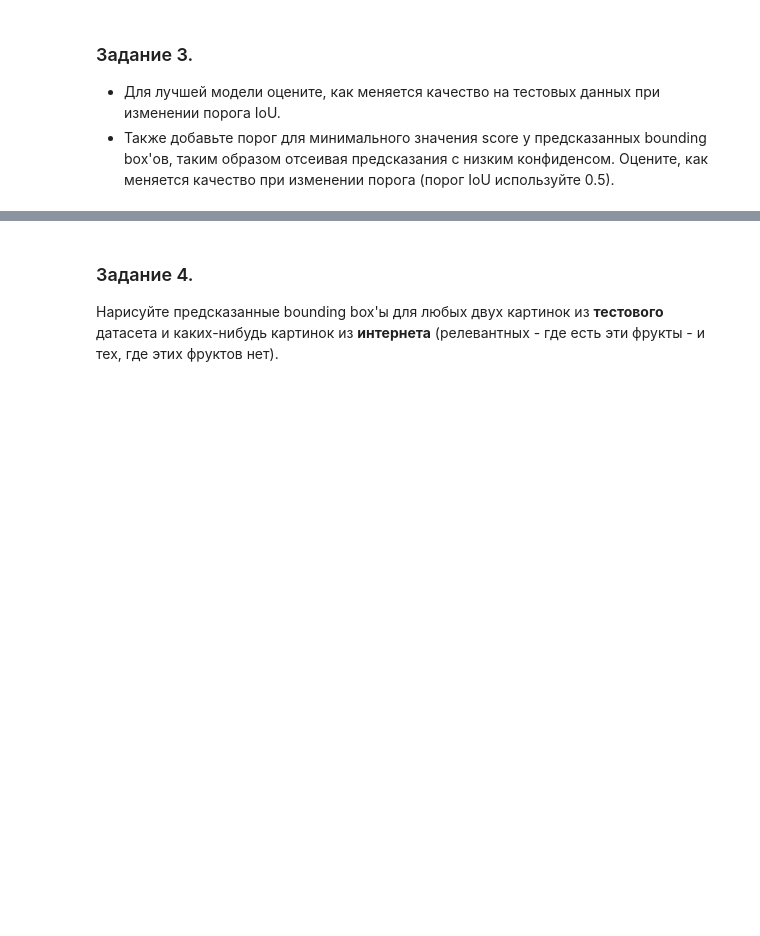
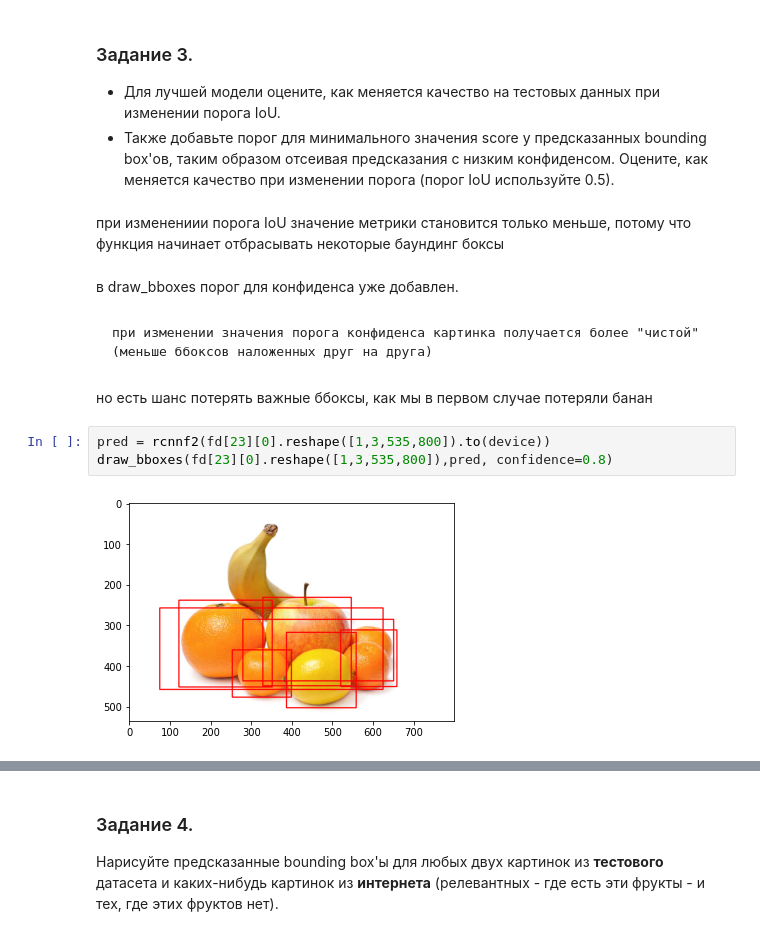
Before and after one commit to SmirnovGrigory/IAD_ml_lab2, a Jupyter notebook: Modern_ML.Lab_2.Object_Detection.ipynb, the cells around one changed output, grey strips where cells are left out. Saved outputs shown, nothing was run; the diff lists cells and outputs as text; blank space fills up the shorter version.

```diff
--- a/Modern_ML.Lab_2.Object_Detection.ipynb
+++ b/Modern_ML.Lab_2.Object_Detection.ipynb
@@ -472,3 +472,16 @@ draw_bboxes(fd[23][0].reshape([1,3,535,800]),pred)
 
 - Для лучшей модели оцените, как меняется качество на тестовых данных при изменении порога IoU.
 - Также добавьте порог для минимального значения score у предсказанных bounding box'ов, таким образом отсеивая предсказания с низким конфиденсом. Оцените, как меняется качество при изменении порога (порог IoU используйте 0.5).
+# %% [markdown]
+при изменениии порога IoU значение метрики становится только меньше, потому что функция начинает отбрасывать некоторые баундинг боксы
+# %% [markdown]
+в draw_bboxes порог для конфиденса уже добавлен.
+# %% [markdown]
+    при изменении значения порога конфиденса картинка получается более "чистой" (меньше ббоксов наложенных друг на друга)
+# %% [markdown]
+но есть шанс потерять важные ббоксы, как мы в первом случае потеряли банан
+# %%
+pred = rcnnf2(fd[23][0].reshape([1,3,535,800]).to(device))
+draw_bboxes(fd[23][0].reshape([1,3,535,800]),pred, confidence=0.8)
+# %% [output]
+[figure, added]
```
Also changed, not shown: parts of 59 cells of this notebook.
